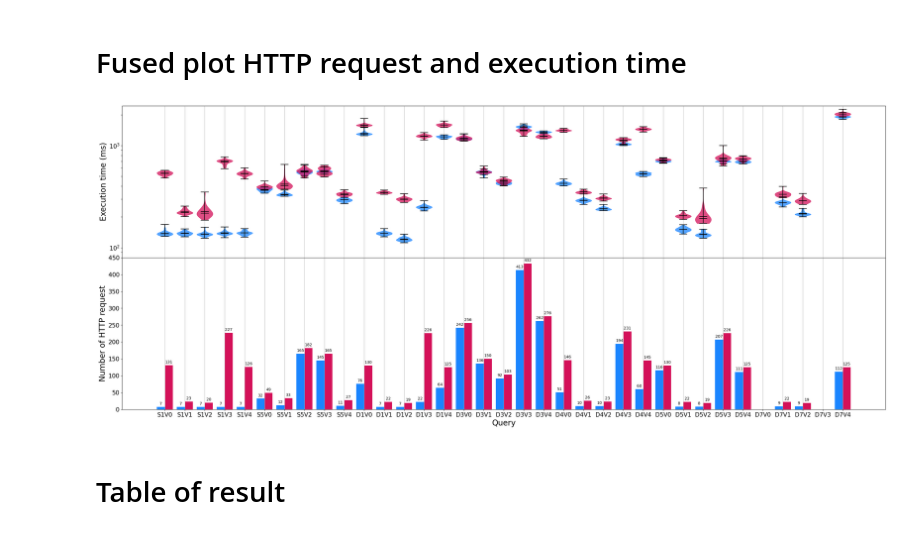
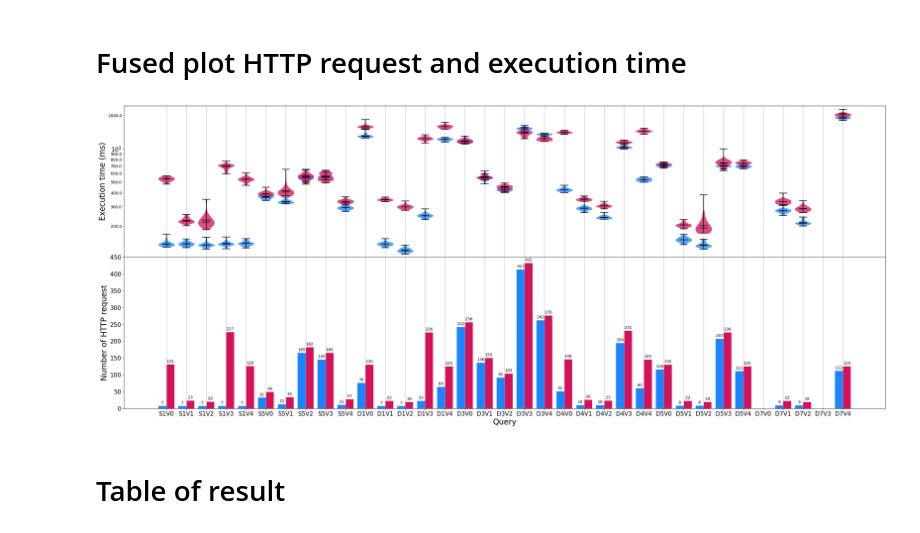
Before and after one commit to constraintAutomaton/amw_shape_index_results, a Jupyter notebook: result/analysis.ipynb, the cells around one changed output. Saved outputs shown, nothing was run; the diff lists cells and outputs as text; code cells hidden in the pictures.

Commit message:
add minor tick to the log scale figure

```diff
--- a/result/analysis.ipynb
+++ b/result/analysis.ipynb
@@ -332,9 +333,7 @@ for _,label in queries:
     xtickLabel+= ["{}{}".format(label, i) for i in range(0,5)]
 ax.set_xticklabels(xtickLabel, fontsize=15)
 ax.tick_params(axis='y', labelsize=15)
-
-ax.yaxis.set_major_locator(LogLocator(base=10.0,subs=[1, 2, 3, 4, 5, 6, 7, 8, 9], numticks=10))
-ax.yaxis.set_minor_formatter(LogFormatter(base=10, labelOnlyBase=False))
+ax.yaxis.set_minor_formatter(FormatStrFormatter("%.1f"))
 
 ax.set_xlabel("Query", fontsize=20)
 ax.set_ylabel("Execution time (ms)", fontsize=20)
@@ -366,9 +365,7 @@ for _,label in queriesBetterPerformance:
     xtickLabel+= ["{}{}".format(label, i) for i in range(0,5)]
 ax.set_xticklabels(xtickLabel, fontsize=15)
 ax.tick_params(axis='y', labelsize=15)
-
-ax.yaxis.set_major_locator(LogLocator(base=10.0,subs=[1, 2, 3, 4, 5, 6, 7, 8, 9], numticks=10))
-ax.yaxis.set_minor_formatter(LogFormatter(base=10, labelOnlyBase=False))
+ax.yaxis.set_minor_formatter(FormatStrFormatter("%.1f"))
 
 ax.set_xlabel("Query", fontsize=20)
 ax.set_ylabel("Execution time (ms)", fontsize=20)
@@ -400,9 +397,7 @@ for _,label in queriesSimilarPerformance:
     xtickLabel+= ["{}{}".format(label, i) for i in range(0,5)]
 ax.set_xticklabels(xtickLabel, fontsize=15)
 ax.tick_params(axis='y', labelsize=15)
-
-ax.yaxis.set_major_locator(LogLocator(base=10.0,subs=[1, 2, 3, 4, 5, 6, 7, 8, 9], numticks=10))
-ax.yaxis.set_minor_formatter(LogFormatter(base=10, labelOnlyBase=False))
+ax.yaxis.set_minor_formatter(FormatStrFormatter("%.1f"))
 
 ax.set_xlabel("Query", fontsize=20)
 ax.set_ylabel("Execution time (ms)", fontsize=20)
@@ -578,7 +573,7 @@ yaxisIndexes = np.arange(50, 2500, 200)
 ratio = 6/15
 number = 35
 axs[0].set_yticks(yaxisIndexes)
-axs[0].set_ylim(bottom=80)
+axs[0].set_ylim(bottom=105)
 axs[0].set_yscale('log', base=10)
 
 xticks = [1.25*i for i in range(0,5*len(queries))]
@@ -588,9 +583,7 @@ for _,label in queries:
     xtickLabel+= ["{}{}".format(label, i) for i in range(0,5)]
 axs[0].set_xticklabels(xtickLabel, fontsize=15)
 axs[0].tick_params(axis='y', labelsize=15)
-
-axs[0].yaxis.set_major_locator(LogLocator(base=10.0,subs=[1, 2, 3, 4, 5, 6, 7, 8, 9], numticks=10))
-axs[0].yaxis.set_minor_formatter(LogFormatter(base=10, labelOnlyBase=False))
+axs[0].yaxis.set_minor_formatter(FormatStrFormatter("%.1f"))
 
 axs[0].set_xlabel("Query", fontsize=20)
 axs[0].set_ylabel("Execution time (ms)", fontsize=20)
@@ -602,34 +595,34 @@ for query,_ in queries:
     appendPlotExecutionTime(axs[0], query, indexes)
     indexes = np.arange(indexes[-1]+1.25, indexes[-1]+6.25+0.1, 1.25)
 
 
 yaxisIndexes = np.arange(0, 500, 50)
 axs[1].set_yticks(yaxisIndexes)
 axs[1].set_ylim(bottom=0)
 axs[1].grid(axis="x")
 
 xticks = [1.25*i for i in range(0,5*len(queries))]
 axs[1].set_xticks(xticks)
 xtickLabel = []
 for _,label in queriesHttpRequests:
     xtickLabel+= ["{}{}".format(label, i) for i in range(0,5)]
 axs[1].set_xticklabels(xtickLabel, fontsize=15)
 axs[1].tick_params(axis='y', labelsize=15)
 
 axs[1].set_xlabel("Query", fontsize=20)
 axs[1].set_ylabel("Number of HTTP request", fontsize=20)
 
 indexes =  np.linspace(0, 5, 5)
 initialIndex = np.linspace(0, 5, 5)
 
 for query,_ in queriesHttpRequests:
     appendPlotHttpRequest(axs[1], query, indexes)
     indexes = np.arange(indexes[-1]+1.25, indexes[-1]+6.25+0.1, 1.25)
 
 pathCombinedPlot = os.path.join(figureFolder,"combined.svg")
 fig.savefig(pathCombinedPlot)
 # %% [output]
-[figure, old version]
+[figure, new version]
 # %% [markdown]
 # Table of result
 # %% [markdown]
```
Also changed, not shown: parts of 4 cells of this notebook, 5 other files.
